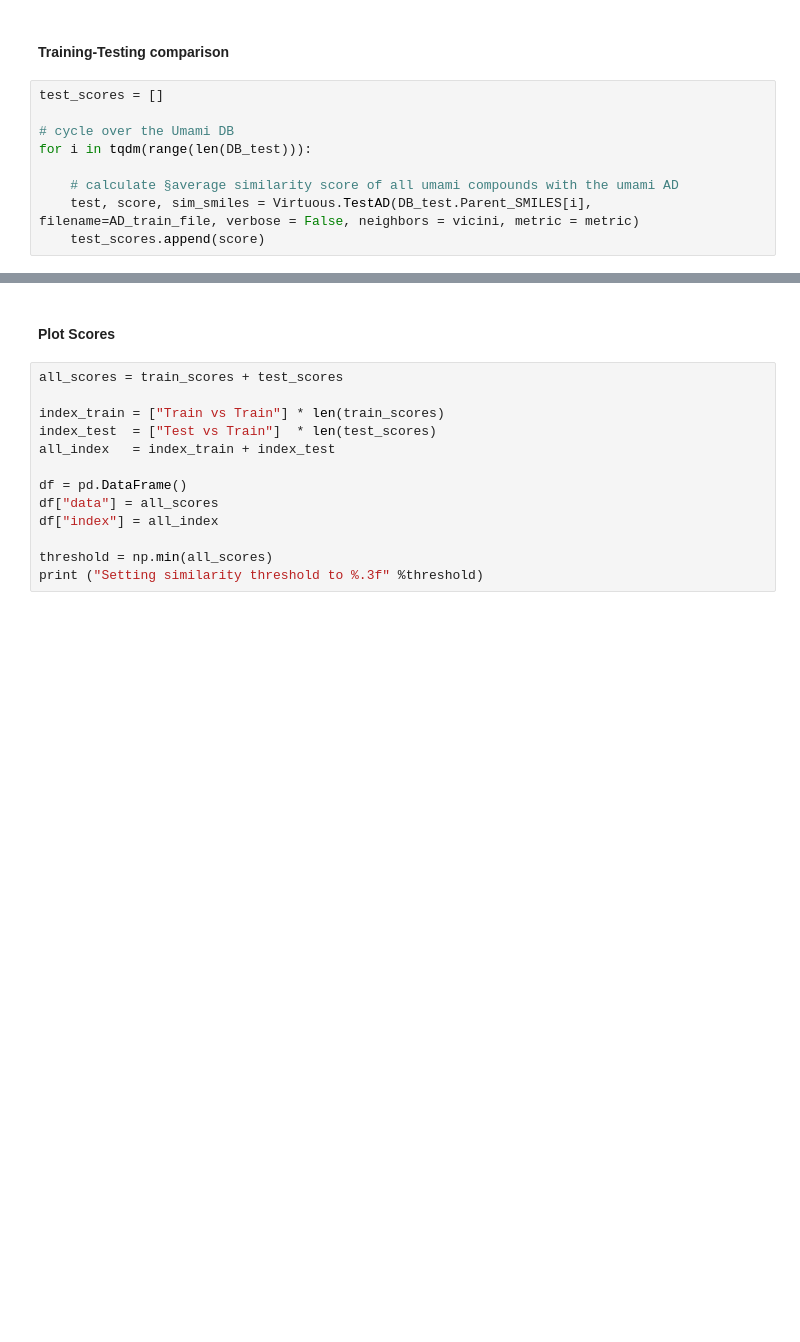
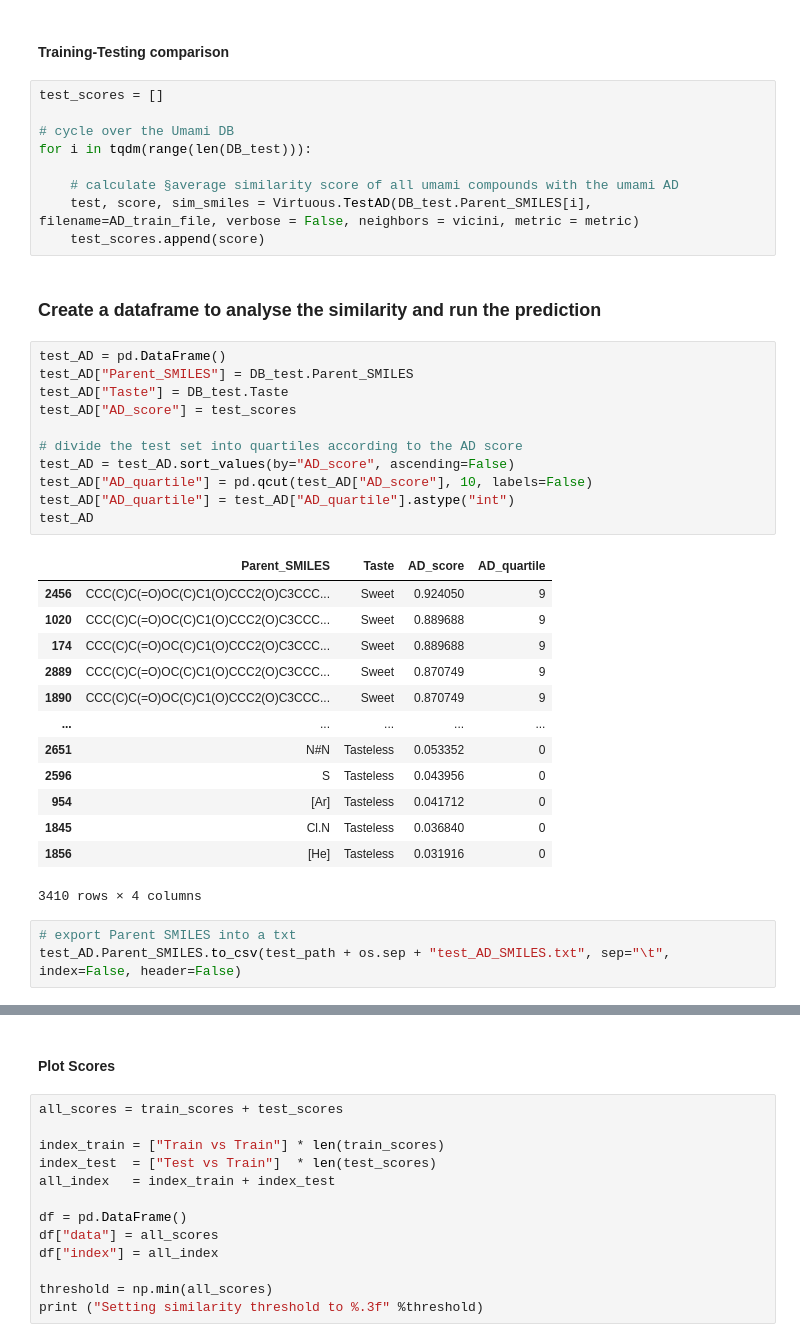
Before and after one commit to lorenzopallante/VirtuousMultiTaste, a Jupyter notebook: notebook/ApplicabilityDonain.ipynb, the cells around one changed output, grey strips where cells are left out. Saved outputs shown, nothing was run; the diff lists cells and outputs as text; blank space fills up the shorter version.

```diff
--- a/notebook/ApplicabilityDonain.ipynb
+++ b/notebook/ApplicabilityDonain.ipynb
@@ -128,3 +128,33 @@ for i in tqdm(range(len(DB_test))):
     # calculate §average similarity score of all umami compounds with the umami AD
     test, score, sim_smiles = Virtuous.TestAD(DB_test.Parent_SMILES[i], filename=AD_train_file, verbose = False, neighbors = vicini, metric = metric)
     test_scores.append(score)
+# %% [markdown]
+### Create a dataframe to analyse the similarity and run the prediction
+# %%
+test_AD = pd.DataFrame()
+test_AD["Parent_SMILES"] = DB_test.Parent_SMILES
+test_AD["Taste"] = DB_test.Taste
+test_AD["AD_score"] = test_scores
+
+# divide the test set into quartiles according to the AD score
+test_AD = test_AD.sort_values(by="AD_score", ascending=False)
+test_AD["AD_quartile"] = pd.qcut(test_AD["AD_score"], 10, labels=False)
+test_AD["AD_quartile"] = test_AD["AD_quartile"].astype("int")
+test_AD
+# %% [output]
+|  | Parent_SMILES | Taste | AD_score | AD_quartile |
+| 2456 | CCC(C)C(=O)OC(C)C1(O)CCC2(O)C3CCC... | Sweet | 0.924050 | 9 |
+| 1020 | CCC(C)C(=O)OC(C)C1(O)CCC2(O)C3CCC... | Sweet | 0.889688 | 9 |
+| 174 | CCC(C)C(=O)OC(C)C1(O)CCC2(O)C3CCC... | Sweet | 0.889688 | 9 |
+| 2889 | CCC(C)C(=O)OC(C)C1(O)CCC2(O)C3CCC... | Sweet | 0.870749 | 9 |
+| 1890 | CCC(C)C(=O)OC(C)C1(O)CCC2(O)C3CCC... | Sweet | 0.870749 | 9 |
+| ... | ... | ... | ... | ... |
+| 2651 | N#N | Tasteless | 0.053352 | 0 |
+| 2596 | S | Tasteless | 0.043956 | 0 |
+| 954 | [Ar] | Tasteless | 0.041712 | 0 |
+| 1845 | Cl.N | Tasteless | 0.036840 | 0 |
+| 1856 | [He] | Tasteless | 0.031916 | 0 |
+3410 rows × 4 columns
+# %%
+# export Parent SMILES into a txt
+test_AD.Parent_SMILES.to_csv(test_path + os.sep + "test_AD_SMILES.txt", sep="\t", index=False, header=False)
```
Also changed, not shown: parts of 13 cells of this notebook, 8 other files.
